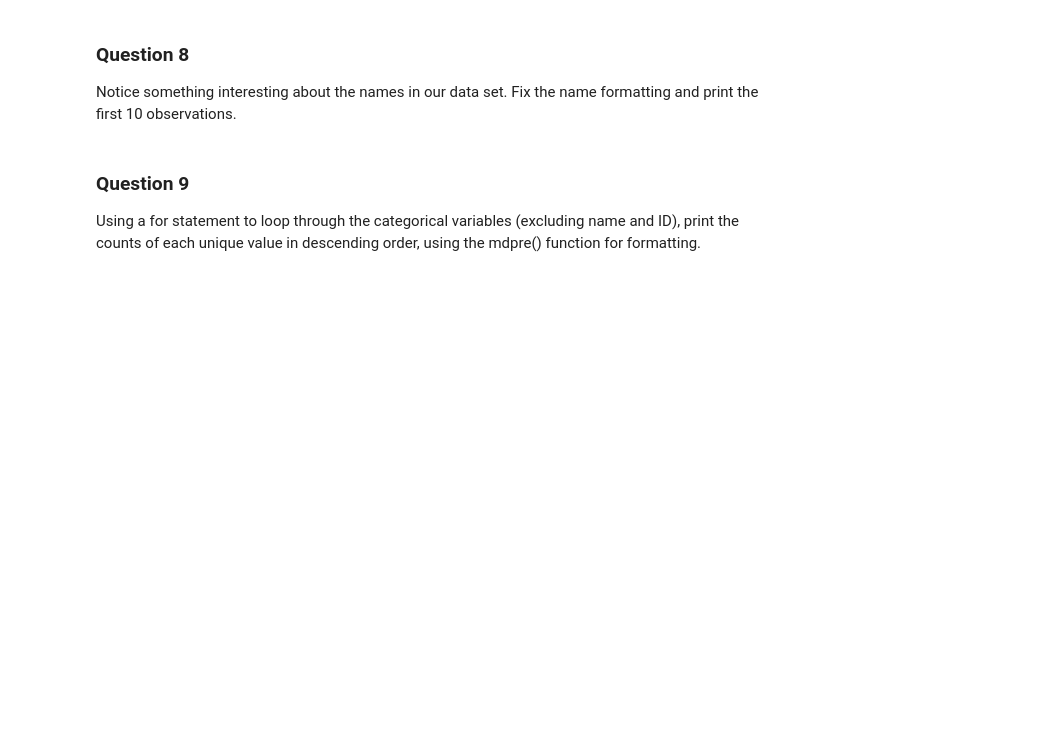
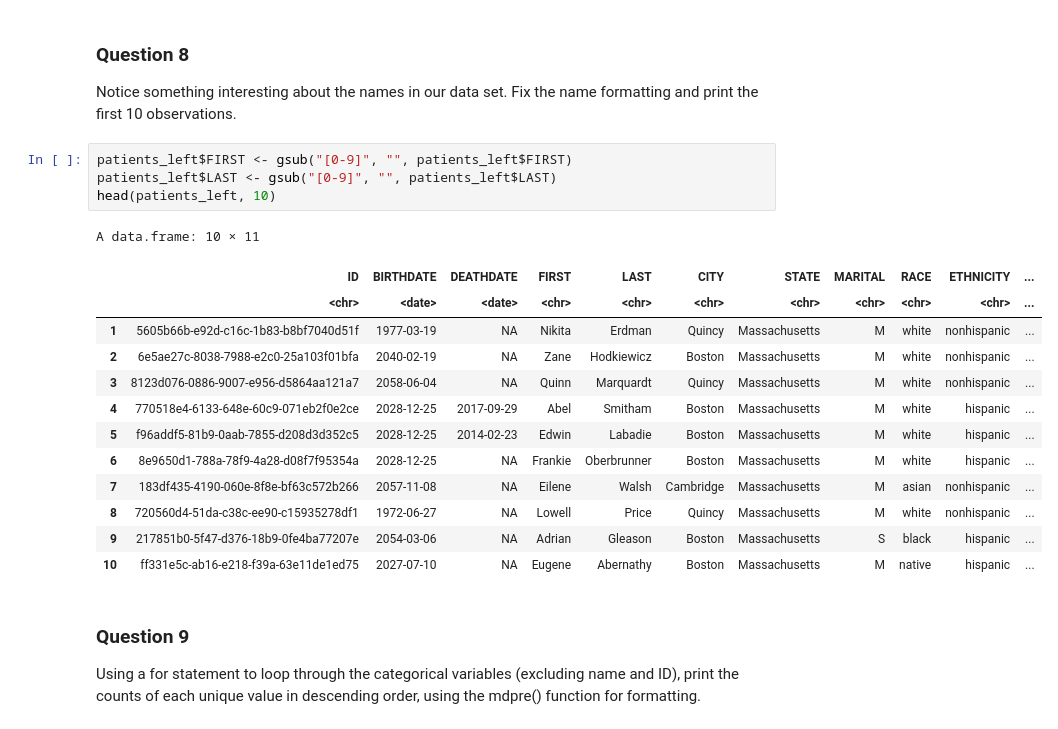
Before and after one commit to Jama-Brookes/BIOS512, a Jupyter notebook: Homework/BIOS512_HW3_Brookes.ipynb, the cells around one changed output. Drawn from its saved outputs; the diff is of its cells as text; blank space fills up the shorter version.

```diff
--- a/Homework/BIOS512_HW3_Brookes.ipynb
+++ b/Homework/BIOS512_HW3_Brookes.ipynb
@@ -217,6 +279,24 @@ Perform a left join of the names and properties_wide data frames by the ID colum
 # %% [markdown]
 ### Question 8
 Notice something interesting about the names in our data set. Fix the name formatting and print the first 10 observations.
+# %%
+patients_left$FIRST <- gsub("[0-9]", "", patients_left$FIRST)
+patients_left$LAST <- gsub("[0-9]", "", patients_left$LAST)
+head(patients_left, 10)
+# %% [output]
+A data.frame: 10 × 11
+|  | ID | BIRTHDATE | DEATHDATE | FIRST | LAST | CITY | STATE | MARITAL | RACE | ETHNICITY | ... |
+|  | <chr> | <date> | <date> | <chr> | <chr> | <chr> | <chr> | <chr> | <chr> | <chr> | ... |
+| 1 | 5605b66b-e92d-c16c-1b83-b8bf7040d51f | 1977-03-19 | NA | Nikita | Erdman | Quincy | Massachusetts | M | white | nonhispanic | ... |
+| 2 | 6e5ae27c-8038-7988-e2c0-25a103f01bfa | 2040-02-19 | NA | Zane | Hodkiewicz | Boston | Massachusetts | M | white | nonhispanic | ... |
+| 3 | 8123d076-0886-9007-e956-d5864aa121a7 | 2058-06-04 | NA | Quinn | Marquardt | Quincy | Massachusetts | M | white | nonhispanic | ... |
+| 4 | 770518e4-6133-648e-60c9-071eb2f0e2ce | 2028-12-25 | 2017-09-29 | Abel | Smitham | Boston | Massachusetts | M | white | hispanic | ... |
+| 5 | f96addf5-81b9-0aab-7855-d208d3d352c5 | 2028-12-25 | 2014-02-23 | Edwin | Labadie | Boston | Massachusetts | M | white | hispanic | ... |
+| 6 | 8e9650d1-788a-78f9-4a28-d08f7f95354a | 2028-12-25 | NA | Frankie | Oberbrunner | Boston | Massachusetts | M | white | hispanic | ... |
+| 7 | 183df435-4190-060e-8f8e-bf63c572b266 | 2057-11-08 | NA | Eilene | Walsh | Cambridge | Massachusetts | M | asian | nonhispanic | ... |
+| 8 | 720560d4-51da-c38c-ee90-c15935278df1 | 1972-06-27 | NA | Lowell | Price | Quincy | Massachusetts | M | white | nonhispanic | ... |
+| 9 | 217851b0-5f47-d376-18b9-0fe4ba77207e | 2054-03-06 | NA | Adrian | Gleason | Boston | Massachusetts | S | black | hispanic | ... |
+| 10 | ff331e5c-ab16-e218-f39a-63e11de1ed75 | 2027-07-10 | NA | Eugene | Abernathy | Boston | Massachusetts | M | native | hispanic | ... |
 # %% [markdown]
 ### Question 9
 Using a for statement to loop through the categorical variables (excluding name and ID), print the counts of each unique value in descending order, using the mdpre() function for formatting.
```
Also changed, not shown: parts of 8 cells of this notebook, 9 other files.
